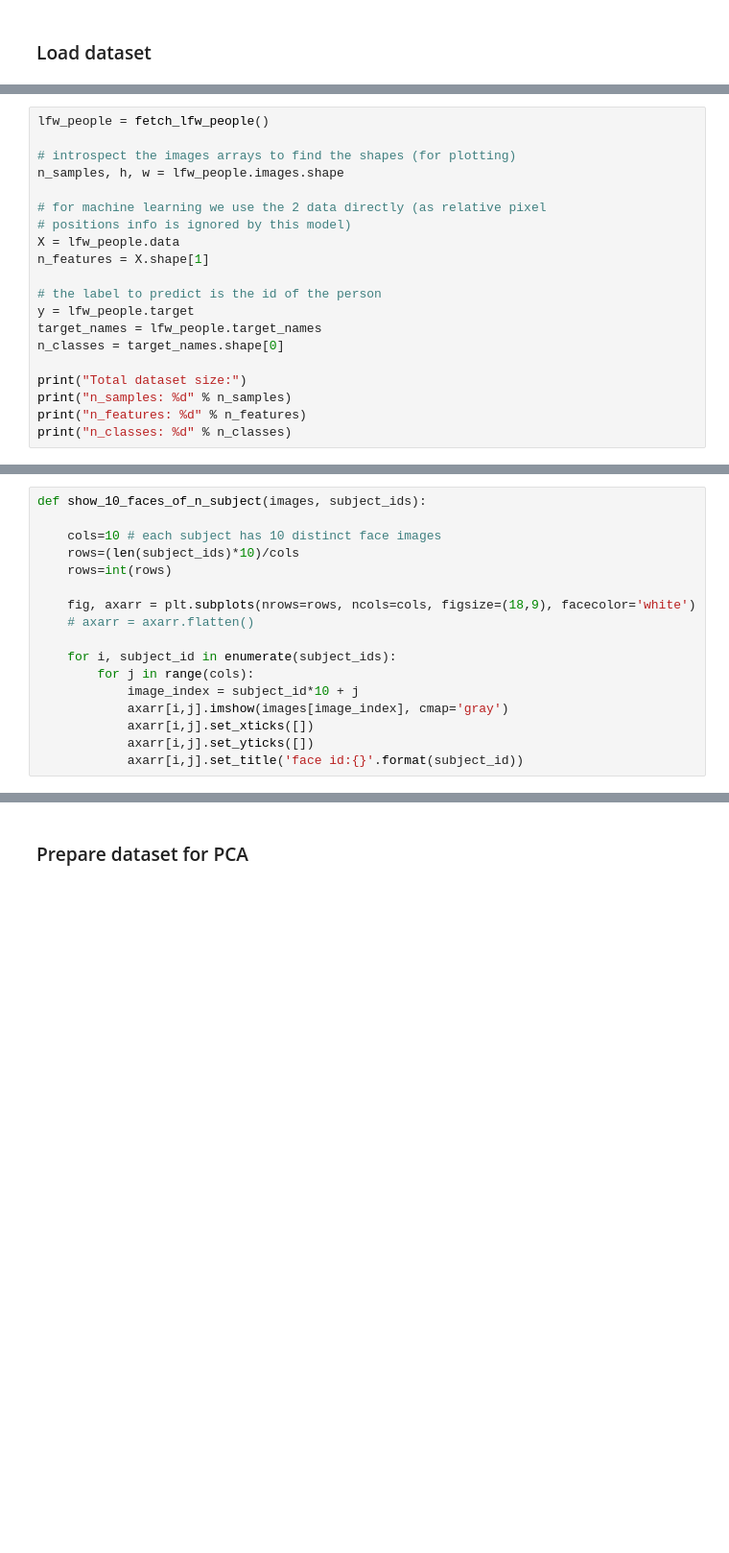
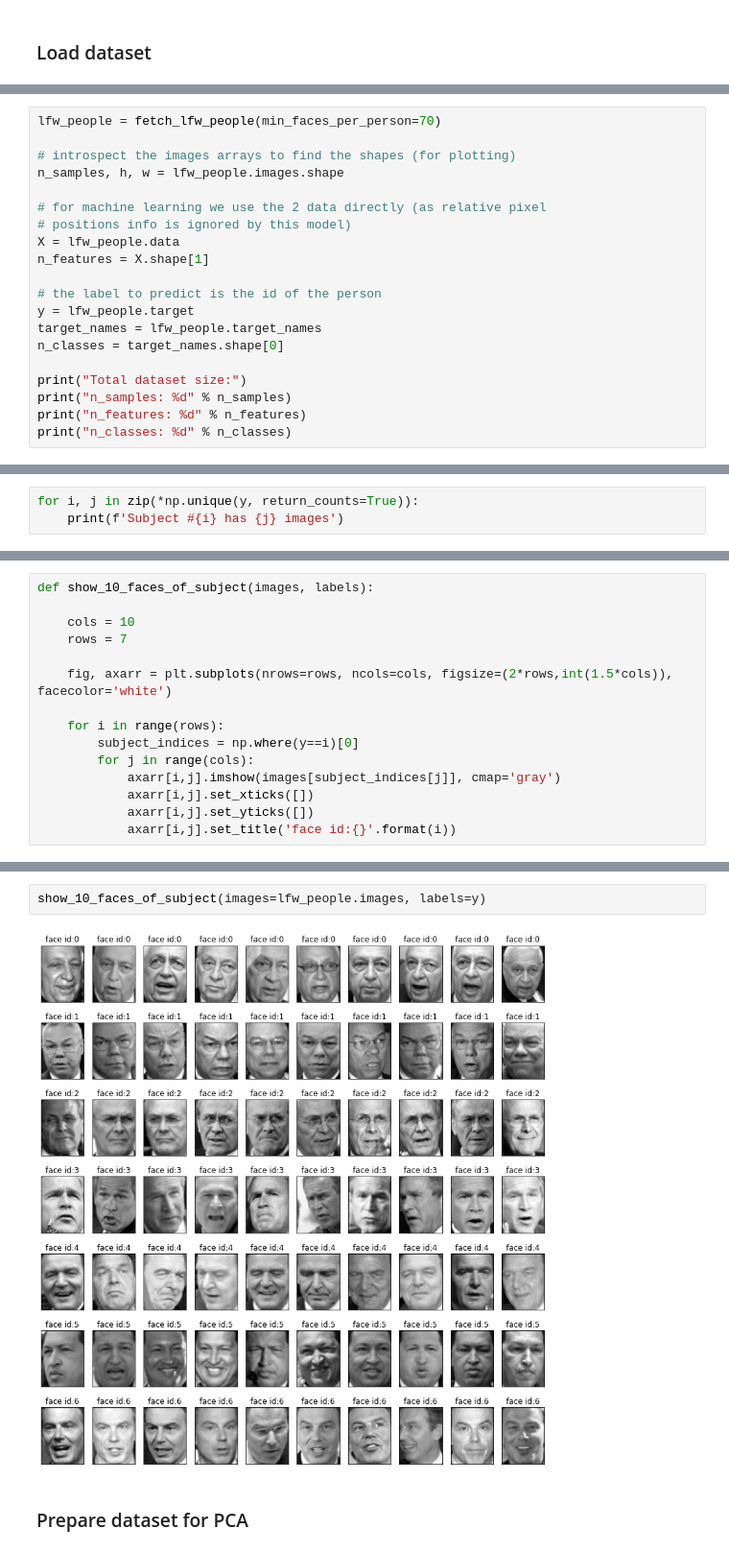
Before and after one commit to leephilipx/intelligent-system-design, a Jupyter notebook: part1/face-rec/lfw_people_pca_raw.ipynb, the cells around one changed output, grey strips where cells are left out. Shown at 96% size. Drawn from its saved outputs; the diff is of its cells as text; blank space fills up the shorter version.

```diff
--- a/part1/face-rec/lfw_people_pca_raw.ipynb
+++ b/part1/face-rec/lfw_people_pca_raw.ipynb
@@ -18,5 +17,5 @@ from sklearn.decomposition import PCA
 # %%
-lfw_people = fetch_lfw_people()
+lfw_people = fetch_lfw_people(min_faces_per_person=70)
 
 # introspect the images arrays to find the shapes (for plotting)
 n_samples, h, w = lfw_people.images.shape
@@ -52,0 +42,3 @@ data = lfw_people.images
+# %%
+for i, j in zip(*np.unique(y, return_counts=True)):
+    print(f'Subject #{i} has {j} images')
@@ -55,17 +55,15 @@ data = lfw_people.images
 # %%
-def show_10_faces_of_n_subject(images, subject_ids):
+def show_10_faces_of_subject(images, labels):
 
-    cols=10 # each subject has 10 distinct face images
-    rows=(len(subject_ids)*10)/cols
-    rows=int(rows)
+    cols = 10
+    rows = 7
 
-    fig, axarr = plt.subplots(nrows=rows, ncols=cols, figsize=(18,9), facecolor='white')
-    # axarr = axarr.flatten()
+    fig, axarr = plt.subplots(nrows=rows, ncols=cols, figsize=(2*rows,int(1.5*cols)), facecolor='white')
 
-    for i, subject_id in enumerate(subject_ids):
+    for i in range(rows):
+        subject_indices = np.where(y==i)[0]
         for j in range(cols):
-            image_index = subject_id*10 + j
-            axarr[i,j].imshow(images[image_index], cmap='gray')
+            axarr[i,j].imshow(images[subject_indices[j]], cmap='gray')
             axarr[i,j].set_xticks([])
             axarr[i,j].set_yticks([])
-            axarr[i,j].set_title('face id:{}'.format(subject_id))
+            axarr[i,j].set_title('face id:{}'.format(i))
@@ -76,2 +70,6 @@ show_10_faces_of_n_subject(images=data, subject_ids=[0,5, 21, 24, 36])
+# %%
+show_10_faces_of_subject(images=lfw_people.images, labels=y)
+# %% [output]
+[figure, added]
 # %% [markdown]
 ### Prepare dataset for PCA
```
Also changed, not shown: parts of 38 cells of this notebook, 1 other file.
